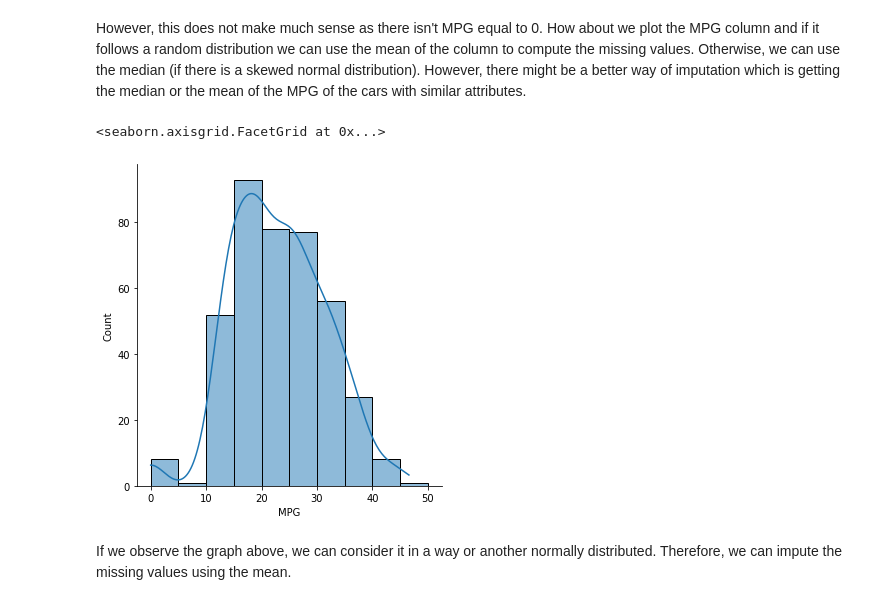
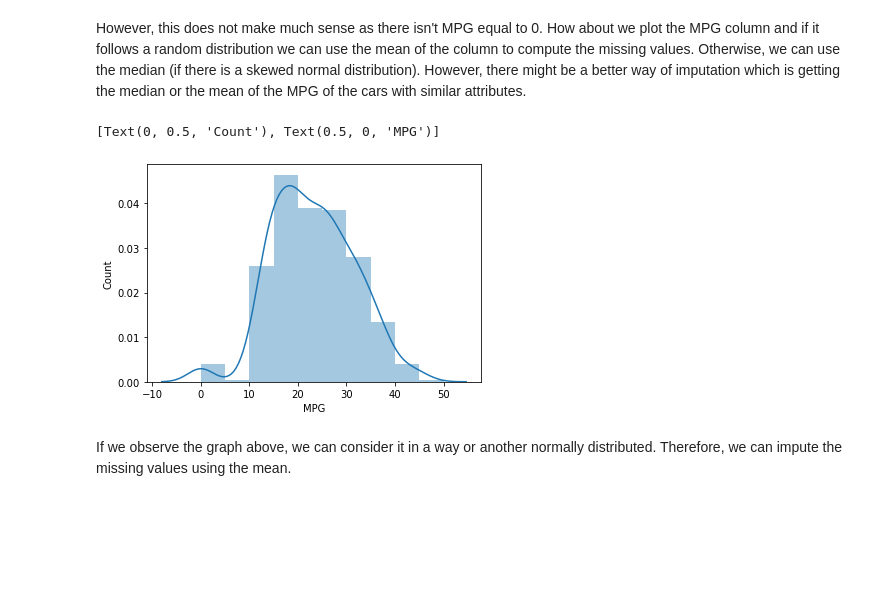
Before and after one commit to mohamed-ashry7/Data-Engineering-Lab, a Jupyter notebook: Lab5 - Data Cleaning/Lab5 - Data Cleaning.ipynb, the cells around one changed output. Cells and saved outputs as stored; diff of their text form; code cells hidden in the pictures; blank space fills up the shorter version.

```diff
--- a/Lab5 - Data Cleaning/Lab5 - Data Cleaning.ipynb
+++ b/Lab5 - Data Cleaning/Lab5 - Data Cleaning.ipynb
@@ -541,11 +541,11 @@ current_MPG = current_MPG.astype(float)
 mpg_list = current_MPG.sort_values(ascending=True).values.tolist()
 # %%
 bins = [0,5,10,15,20,25,30,35,40,45,50]
-ax = sns.displot(x=mpg_list,bins=bins,kde=True)
+ax = sns.distplot(mpg_list,bins=bins,kde=True)
 ax.set(xlabel="MPG",ylabel="Count")
 # %% [output]
-<seaborn.axisgrid.FacetGrid at 0x...>
+[Text(0, 0.5, 'Count'), Text(0.5, 0, 'MPG')]
-[figure, old version]
+[figure, new version]
 # %% [markdown]
 If we observe the graph above, we can consider it in a way or another normally distributed. Therefore, we can impute the missing values using the mean.
 # %%
```
Also changed, not shown: parts of 2 cells of this notebook.
